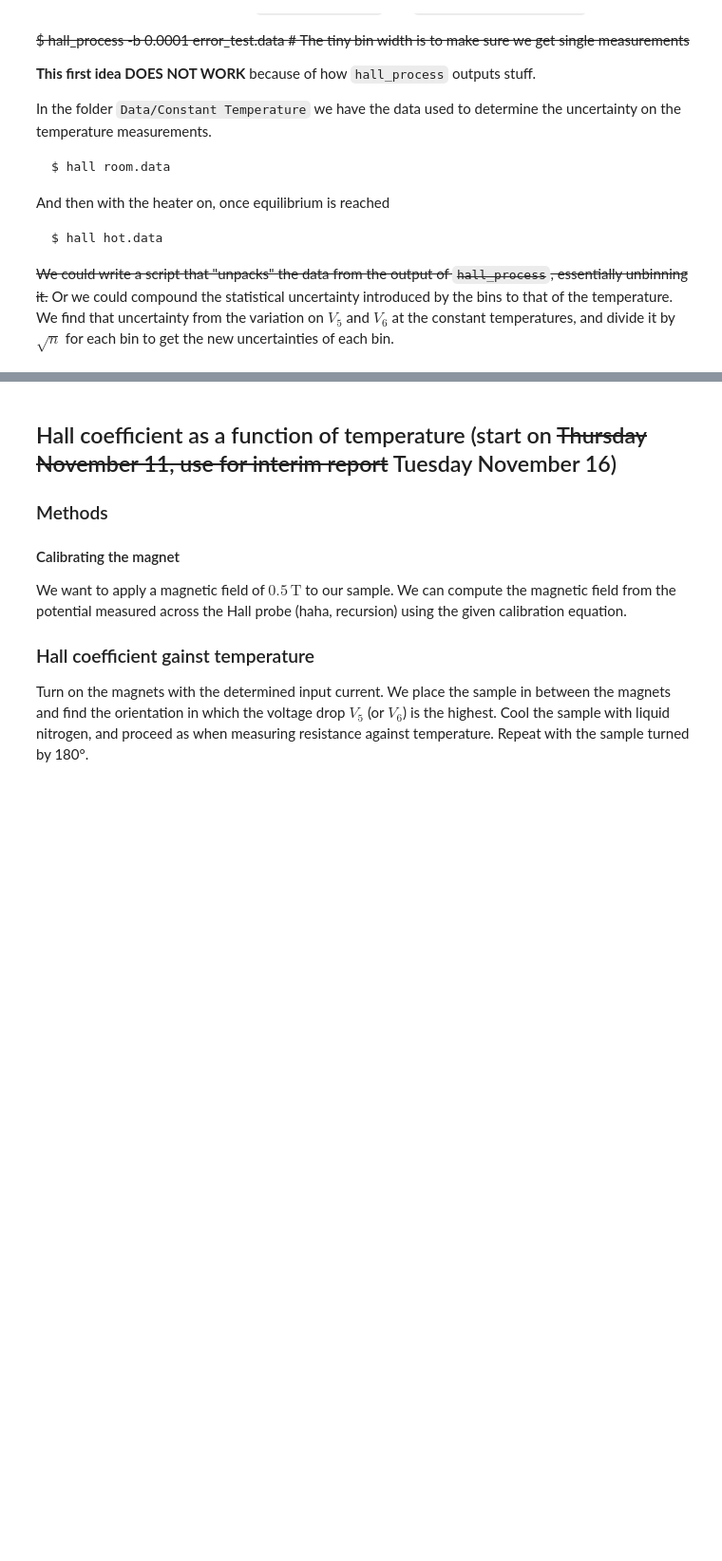
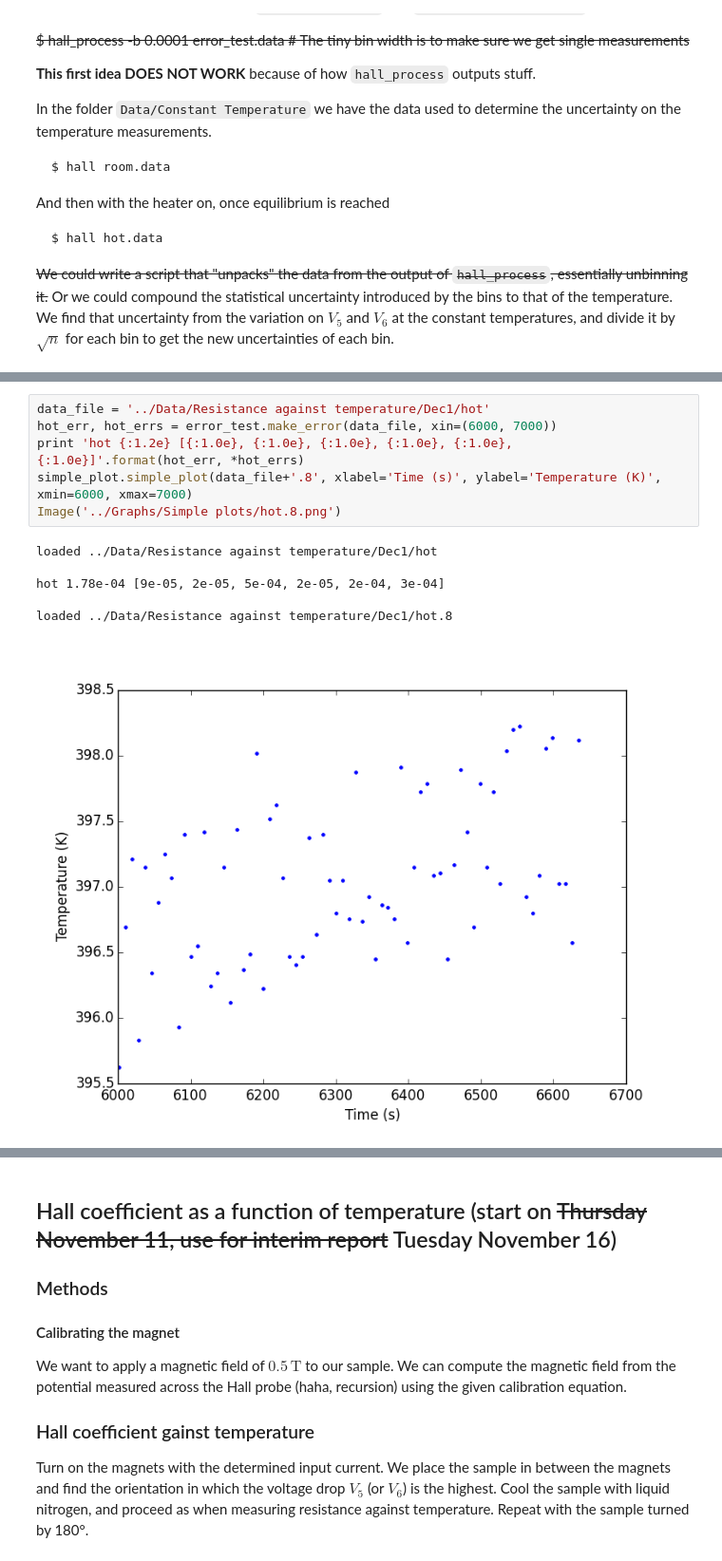
Before and after one commit to ejetzer/hall, a Jupyter notebook: Outline/Lab Outline.ipynb, the cells around one changed output, grey strips where cells are left out. Shown at 95% size. Saved outputs shown, nothing was run; the diff lists cells and outputs as text; blank space fills up the shorter version.

```diff
--- a/Outline/Lab Outline.ipynb
+++ b/Outline/Lab Outline.ipynb
@@ -247,3 +247,16 @@ hot 1.79e-05 [1.48e-05, 1.60e-05, 1.61e-05, 2.25e-05, 2.39e-05, 1.43e-05]
 
 loaded ../Data/Constant temperature/hot.data.8
 [figure]
+# %%
+data_file = '../Data/Resistance against temperature/Dec1/hot'
+hot_err, hot_errs = error_test.make_error(data_file, xin=(6000, 7000))
+print 'hot {:1.2e} [{:1.0e}, {:1.0e}, {:1.0e}, {:1.0e}, {:1.0e}, {:1.0e}]'.format(hot_err, *hot_errs)
+simple_plot.simple_plot(data_file+'.8', xlabel='Time (s)', ylabel='Temperature (K)', xmin=6000, xmax=7000)
+Image('../Graphs/Simple plots/hot.8.png')
+# %% [output]
+loaded ../Data/Resistance against temperature/Dec1/hot
+
+hot 1.78e-04 [9e-05, 2e-05, 5e-04, 2e-05, 2e-04, 3e-04]
+
+loaded ../Data/Resistance against temperature/Dec1/hot.8
+[figure, added]
```
Also changed, not shown: parts of 7 cells of this notebook, 21 other files.
